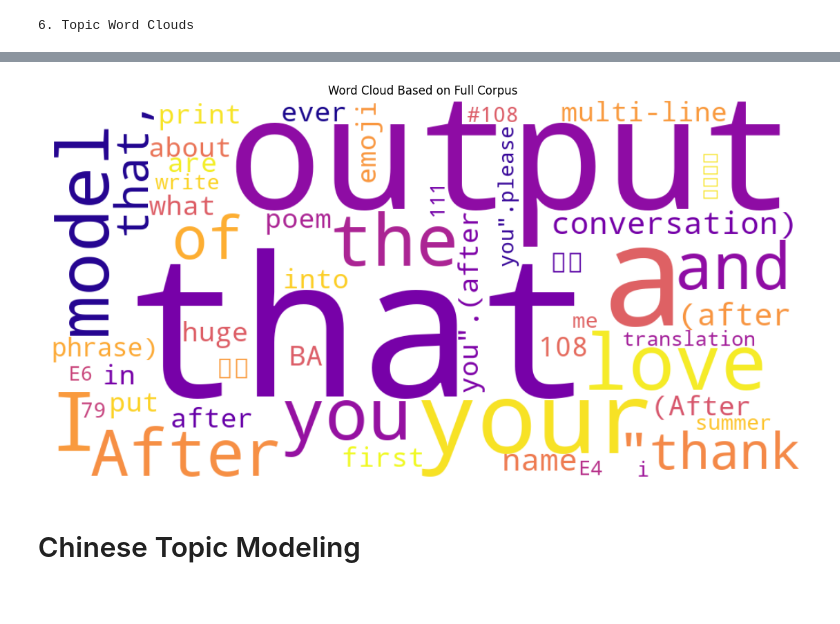
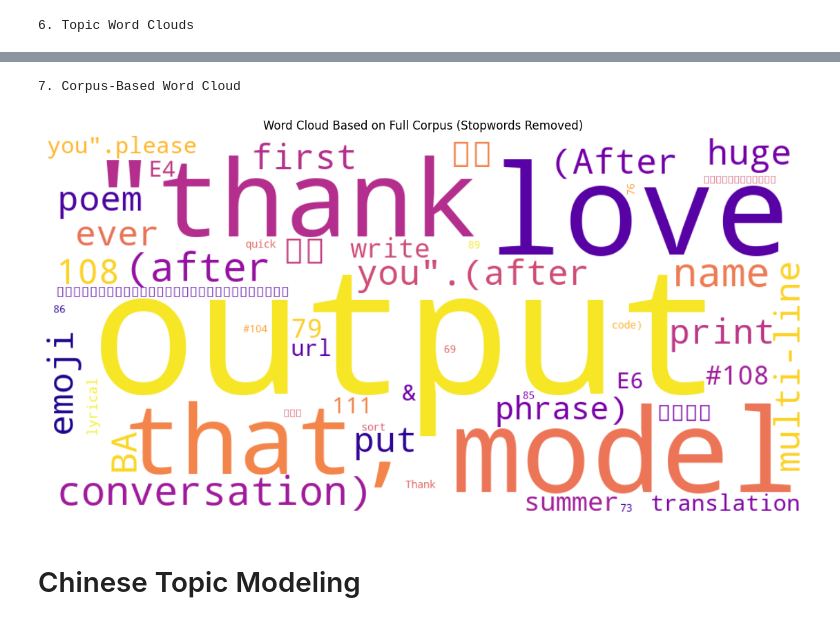
Before and after one commit to RohilKalra/Rednote_Project, a Jupyter notebook: data_analysis/topic_modeling.ipynb, the cells around one changed output, grey strips where cells are left out. Cells and saved outputs as stored; diff of their text form; code cells hidden in the pictures.

Commit message:
removed stopwords from wordcloud

```diff
--- a/data_analysis/topic_modeling.ipynb
+++ b/data_analysis/topic_modeling.ipynb
@@ -317,8 +314,15 @@ for topic in top_topics:
 # %% [output]
 6. Topic Word Clouds
 # %%
+from collections import Counter
+from wordcloud import WordCloud
+import matplotlib.pyplot as plt
+import nltk
+from nltk.corpus import stopwords
 
-# Generate cumulative word cloud from full corpus
+# Download stopwords if not already downloaded
+nltk.download('stopwords')
+
 print("\n7. Corpus-Based Word Cloud")
 
 # Combine all documents into one text
@@ -330,20 +334,26 @@ tokens = all_text.split()
 # Count token frequencies
 word_freq = Counter(tokens)
 
-# Generate corpus-based wordcloud
+# Get English stopwords
+english_stopwords = set(stopwords.words('english'))
+
+# Remove stopwords from word_freq dictionary
+filtered_word_freq = {word: freq for word, freq in word_freq.items() if word.lower() not in english_stopwords}
+
+# Generate corpus-based wordcloud with filtered frequencies
 corpus_wordcloud = WordCloud(width=1000, height=500, background_color='white',
                           colormap='plasma', max_words=50)
-corpus_wordcloud.generate_from_frequencies(word_freq)
+corpus_wordcloud.generate_from_frequencies(filtered_word_freq)
 
 # Create and display corpus-based wordcloud
 plt.figure(figsize=(12, 6))
 plt.imshow(corpus_wordcloud, interpolation='bilinear')
 plt.axis('off')
-plt.title('Word Cloud Based on Full Corpus')
+plt.title('Word Cloud Based on Full Corpus (Stopwords Removed)')
 plt.tight_layout()
 
 # Save corpus-based wordcloud
-plt.savefig(os.path.join(wordcloud_dir, "corpus_wordcloud.png"))
+plt.savefig(os.path.join(wordcloud_dir, "corpus_wordcloud_no_stopwords.png"))
 
 # Display in VSCode notebook
 plt.show()
@@ -353,4 +365,5 @@ plt.close()
+7. Corpus-Based Word Cloud
-[figure, old version]
+[figure, new version]
 # %%
 # plotly_dir = os.path.join(VIZ_DIR, "english", "plotly")
 # os.makedirs(plotly_dir, exist_ok=True)
```
Also changed, not shown: parts of 5 cells of this notebook.
